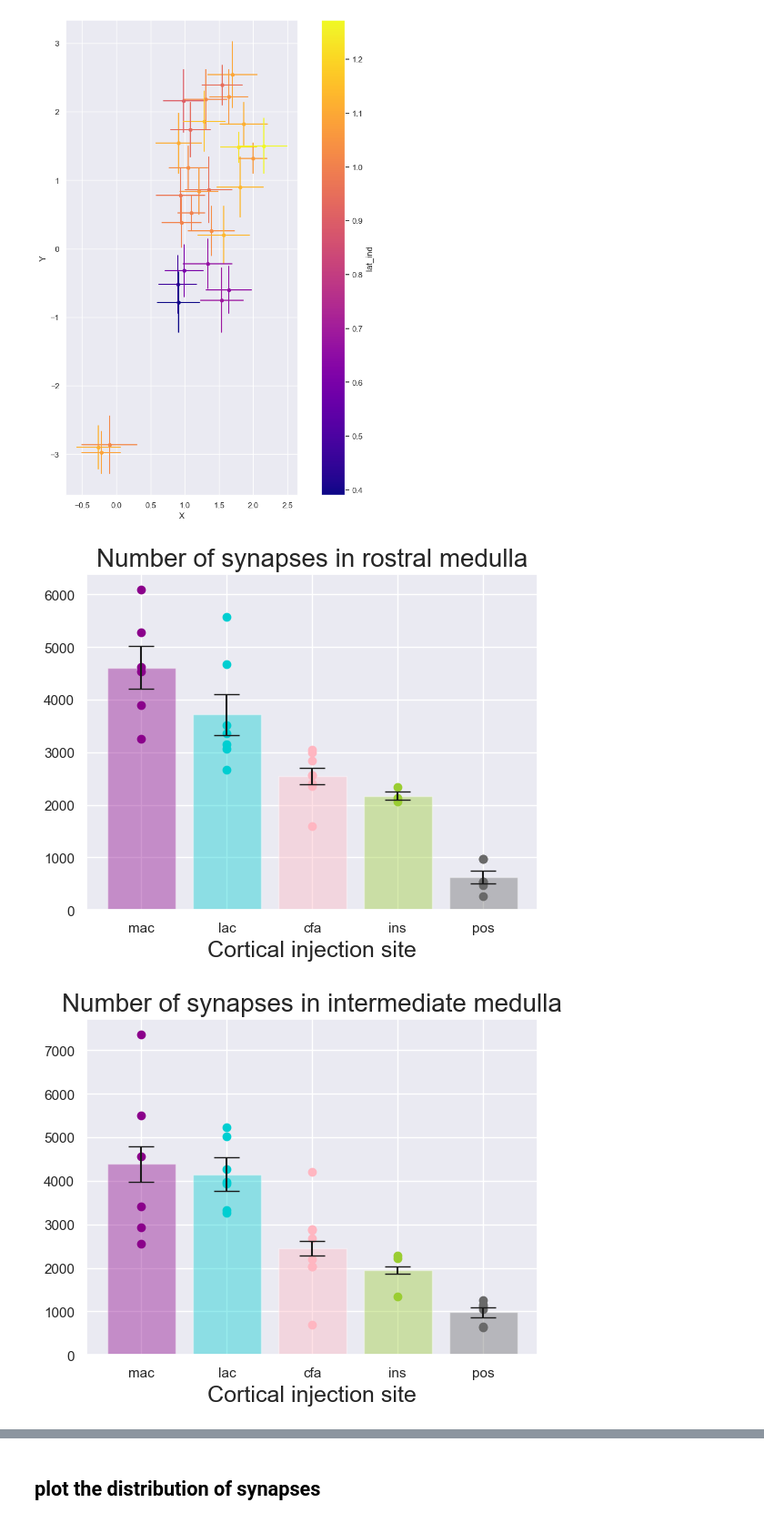
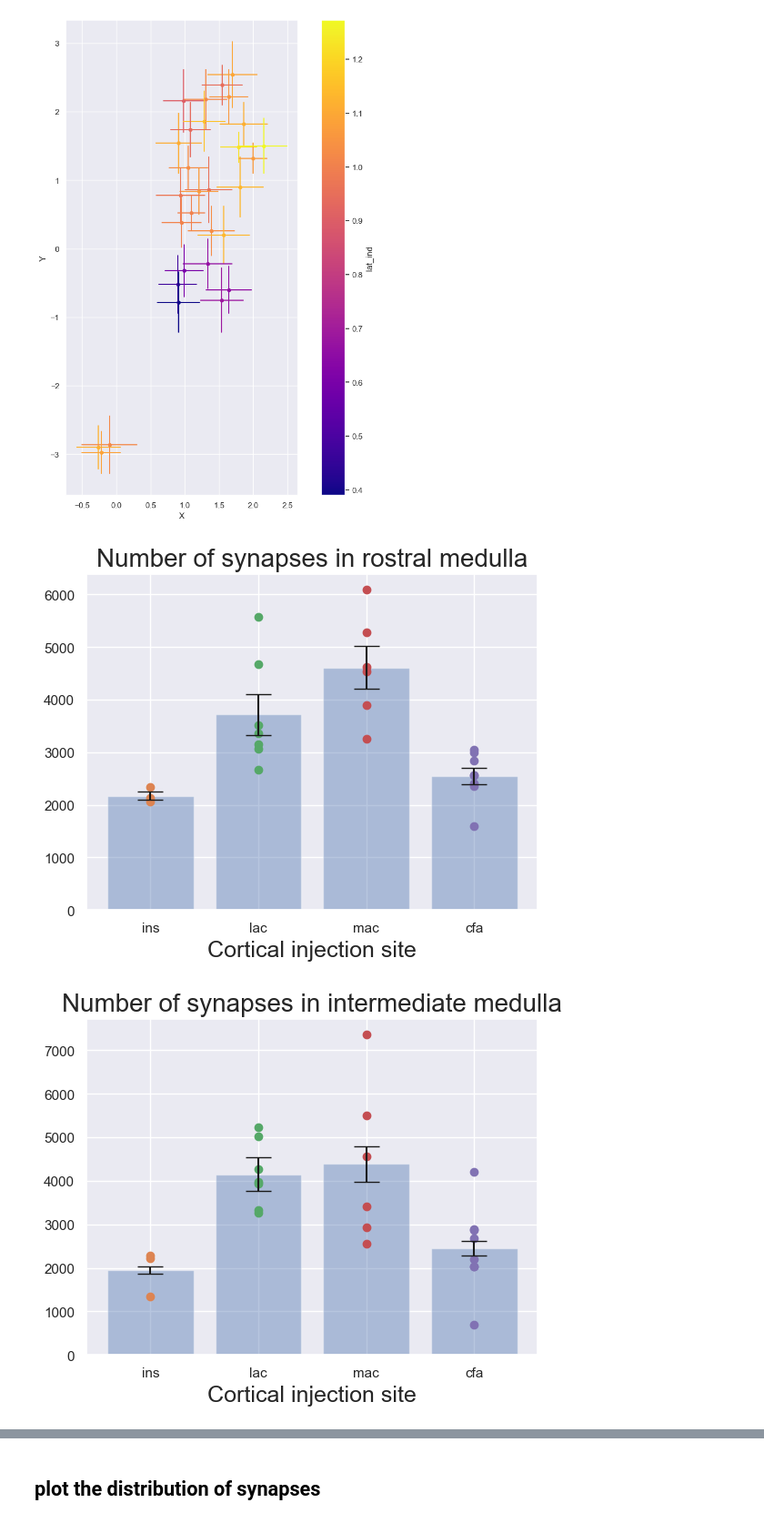
Before and after one commit to Meier-Stefan/reproduce-density-plots, a Jupyter notebook: Analysis.ipynb, the cells around one changed output, grey strips where cells are left out. Shown at 91% size. Saved outputs shown, nothing was run; the diff lists cells and outputs as text; code cells hidden in the pictures.

```diff
--- a/Analysis.ipynb
+++ b/Analysis.ipynb
@@ -505,7 +505,9 @@ class Syn_Position(): #position data exported from imaris
         self.datadf = datadf
 
     def read_nor_data(self):
-        data_filepath = glob.glob(self.data_path +'\\'+ '*' + self.filename)
+        pattern = str(self.data_path / f"*{self.filename}")
+        data_filepath = glob.glob(pattern)
+
 
         if '.xls' in self.filename:
             data = pd.read_excel(data_filepath[0], index_col=0)
@@ -803,13 +805,62 @@ class Injection_Sites:
 
 #inj_site.rainbow_cross(data="lat_ind", colormap='plasma')
 # %%
+def kde1d_group(inj_site_data, datafile_path, axis, xmin, xmax, ymin, ymax, group=None, plot=True, exp=None, est_exp=None, peak_exp=None):
+    est_group = pd.DataFrame()
+    peak = []
+    if group:
+        group_data = inj_site_data[inj_site_data.region==group].reset_index(drop=True)
+    else:
+        group_data = inj_site_data
+
+    for i in group_data.brain:
+        item = Syn_Position(datafile_path, i+'.csv')
+
+        if axis== 'x' or axis== 'X':
+            est = item.kde1d_x_plot(xmin, xmax, est_exp=True, plot=plot)
+            est_group["x"]=est.x
+            est_group[i]=est.est
+            est_group_max = est.iloc[est.idxmax()['est']]['x']
+
+        elif axis=='y' or axis=='Y':
+            est = item.kde1d_y_plot(ymin, ymax, est_exp=True, plot=plot)
+            est_group["y"]=est.y
+            est_group[i]=est.est
+            est_group_max = est.iloc[est.idxmax()['est']]['y']
+
+        else:
+            print("Please specify axis")
+
+        peak.append(est_group_max)
+
+    if plot:
+        plt.legend(est_group.columns[1:])
+    if exp==True:
+        if axis=='x':
+            plt.savefig(f'syn_kde1d_x_{group}.pdf')
+        elif axis=='y':
+            plt.savefig(f'syn_kde1d_y_{group}.pdf')
+
+    if est_exp==True:
+        return est_group
+
+    if peak_exp == True:
+        return peak
+
+inj_site_table = inj_site.read_data()
+inj_sum = inj_site_table.groupby('region')
+
+ctx_lst = ['ins',"lac","mac","cfa"]
+ctx_table = [inj_sum.get_group(ctx) for ctx in ctx_lst]
+
+
 for bs in bs_lst:
     plt.title(f'Number of synapses in {bs} medulla', fontsize = 20)
     plt.xlabel('Cortical injection site', fontsize = 18)
-    plt.bar(ctx_lst, [ctx[f'num_{bs}'].mean() for ctx in ctx_table], yerr=[ctx.num_rostral.sem() for ctx in ctx_table], capsize=10, error_kw={'markeredgewidth':1}, alpha = 0.4, color = colors)
+    plt.bar(ctx_lst, [ctx[f'num_{bs}'].mean() for ctx in ctx_table], yerr=[ctx.num_rostral.sem() for ctx in ctx_table], capsize=10, error_kw={'markeredgewidth':1}, alpha = 0.4)
     for idx, ctx in enumerate(ctx_lst):
-        plt.scatter([ctx]*ctx_table[idx].shape[0], ctx_table[idx][f'num_{bs}'].values, color = colors[idx])
+        plt.scatter([ctx]*ctx_table[idx].shape[0], ctx_table[idx][f'num_{bs}'].values)
     plt.show()
 # %% [output]
-[figure, old version]
+[figure, new version]
-[figure, old version]
+[figure, new version]
```
Also changed, not shown: parts of 7 cells of this notebook.
